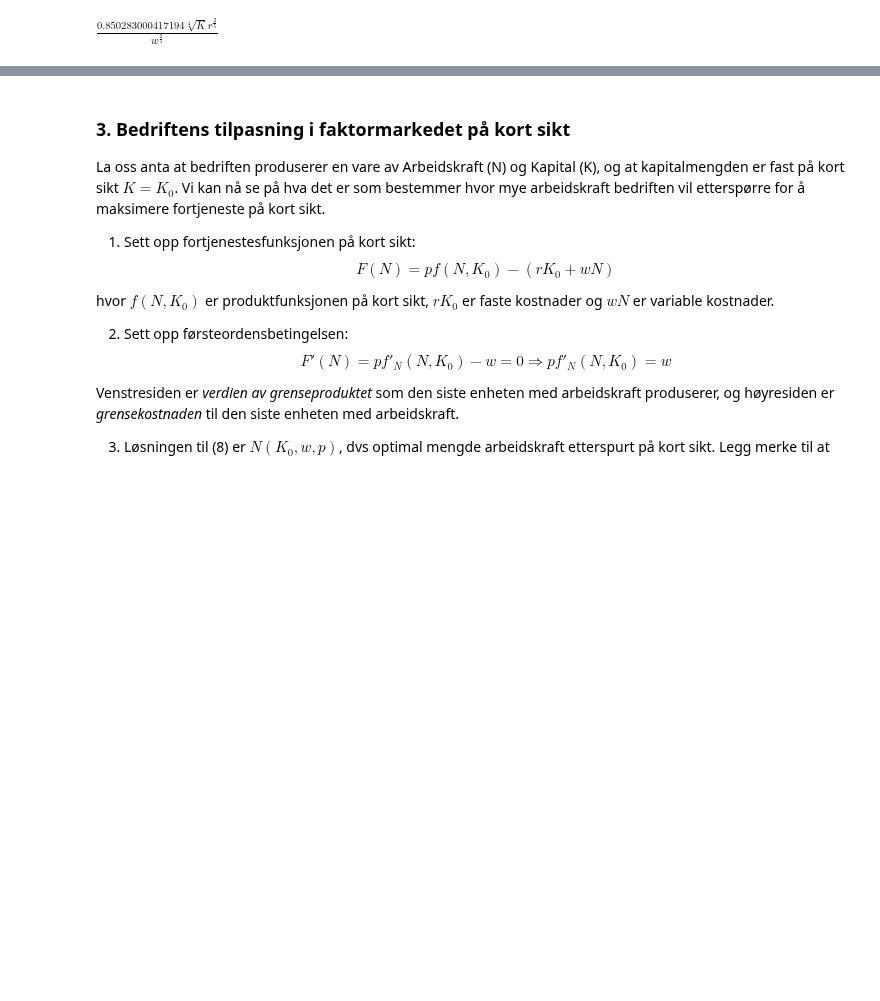
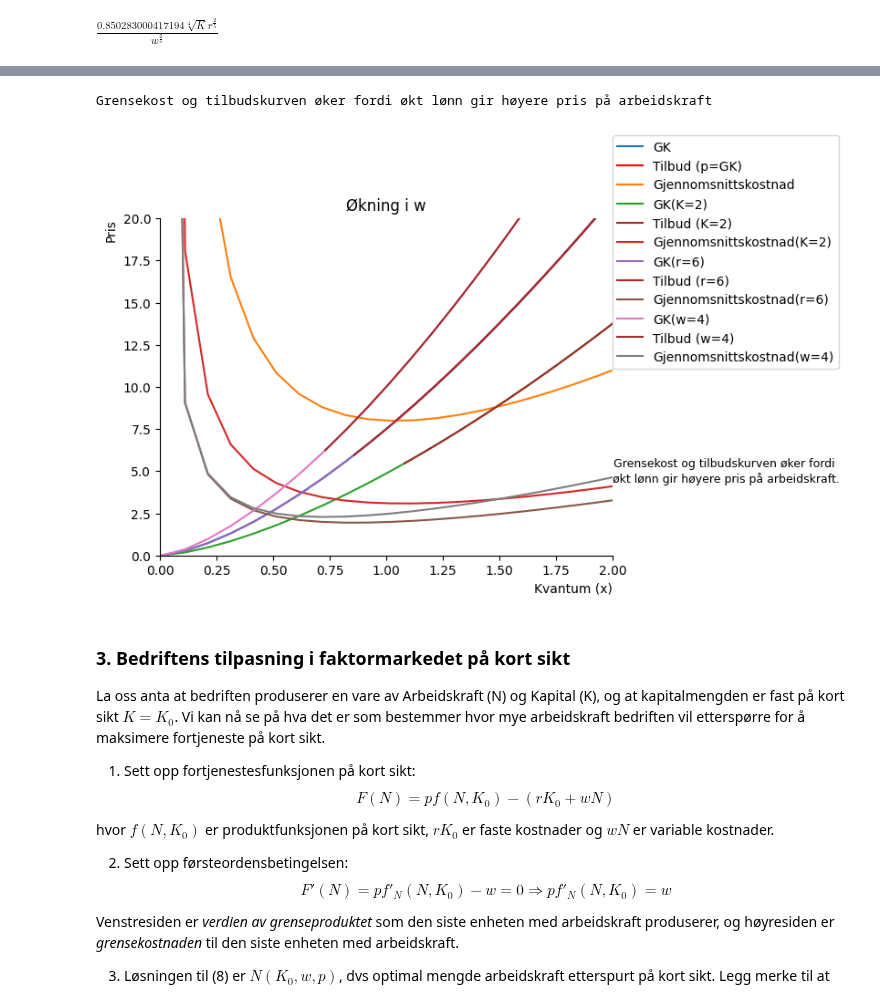
Before and after one commit to Danieljoha/Sok-1006, a Jupyter notebook: Arbeidskrav/Arbeidskrav_7.ipynb, the cells around one changed output, grey strips where cells are left out. Saved outputs shown, nothing was run; the diff lists cells and outputs as text; code cells hidden in the pictures; blank space fills up the shorter version.

```diff
--- a/Arbeidskrav/Arbeidskrav_7.ipynb
+++ b/Arbeidskrav/Arbeidskrav_7.ipynb
@@ -218,3 +300,50 @@ $\displaystyle \frac{0.850283000417194 \sqrt[4]{K} r^{\frac{2}{5}}}{w^{\frac{2}{
+# %%
+fig, ax = plt.subplots()
+ax.set_ylabel('Pris', loc='top')
+ax.set_xlabel('Kvantum (x)', loc='right')
+ax.set(xlim=(0,2))
+ax.set(ylim=(0,20))
+ax.spines['top'].set_color('none')
+ax.spines['right'].set_color('none')
+
+
+#Fra eksempel
+ax.plot(x_num, GK_fn(x_num), label = 'GK')
+ax.plot(x_1, GK_fn(x_1), color='red', label = 'Tilbud (p=GK)')
+ax.plot(x_num, AC(x_num), label = 'Gjennomsnittskostnad')
+
+
+
+#GK_lamb
+ax.plot(x_num, GK_lamb(x_num,3,2,2), label = 'GK(K=2)')
+ax.plot(x_k, GK_lamb(x_k,3,2,2), color='brown', label = 'Tilbud (K=2)')
+ax.plot(x_num, AC_2(x_num,3,5,2), label = 'Gjennomsnittskostnad(K=2)')
+
+
+ax.plot(x_num, GK_lamb(x_num,3,6,1), label = 'GK(r=6)')
+ax.plot(x_r, GK_lamb(x_r,3,6,1), color='brown', label = 'Tilbud (r=6)')
+ax.plot(x_num, AC_2(x_num,3,6,1), label = 'Gjennomsnittskostnad(r=6)')
+
+
+ax.plot(x_num, GK_lamb(x_num,4,5,1), label = 'GK(w=4)')
+ax.plot(x_w, GK_lamb(x_w,4,6,1), color='brown', label = 'Tilbud (w=4)')
+ax.plot(x_num, AC_2(x_num,4,5,1), label = 'Gjennomsnittskostnad(w=4)')
+
+ax.set_title('Bedriftens tilbud -økning i w')
+
+
+ax.set_title('Økning i w')
+ax.legend(loc='center', bbox_to_anchor=(1.25, 0.9));
+
+
+
+#I add text
+ax.annotate('Grensekost og tilbudskurven øker fordi \nøkt lønn gir høyere pris på arbeidskraft.', xy=(2, 5), xytext=(2.5, 5), fontsize=9, horizontalalignment='center', verticalalignment='center')
+
+print(f'Grensekost og tilbudskurven øker fordi økt lønn gir høyere pris på arbeidskraft')
+# %% [output]
+Grensekost og tilbudskurven øker fordi økt lønn gir høyere pris på arbeidskraft
+[figure, added]
 # %% [markdown]
 ### 3. Bedriftens tilpasning i faktormarkedet på kort sikt
 
```
Also changed, not shown: parts of 5 cells of this notebook.
